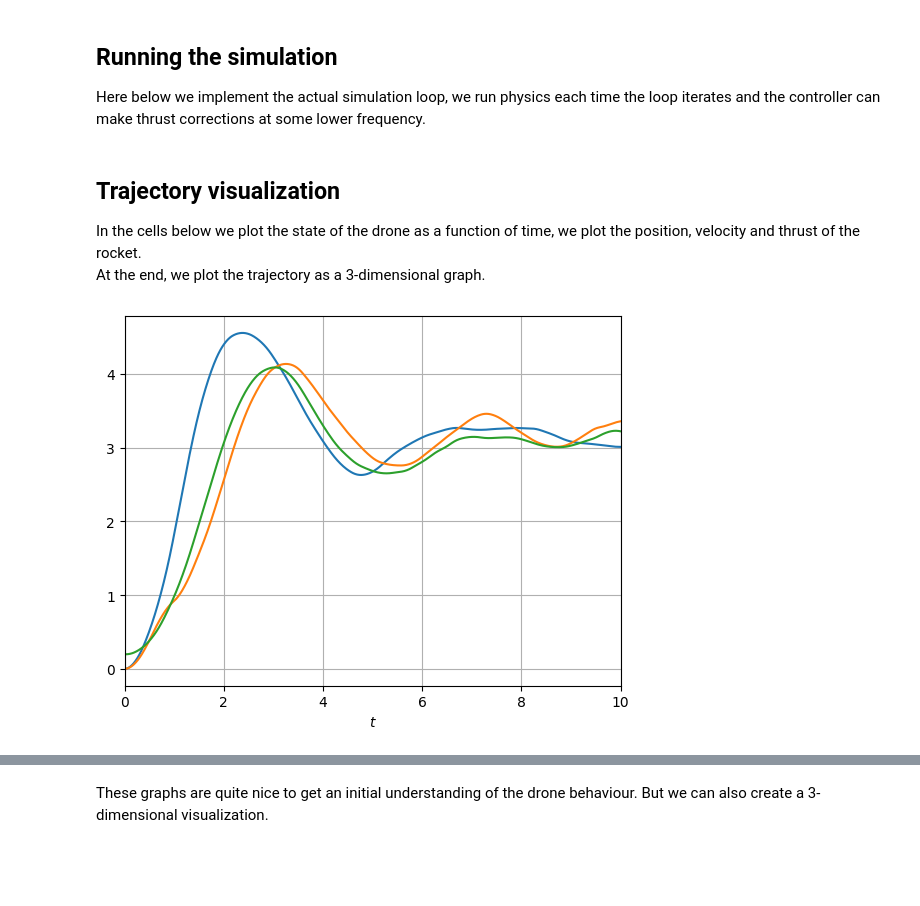
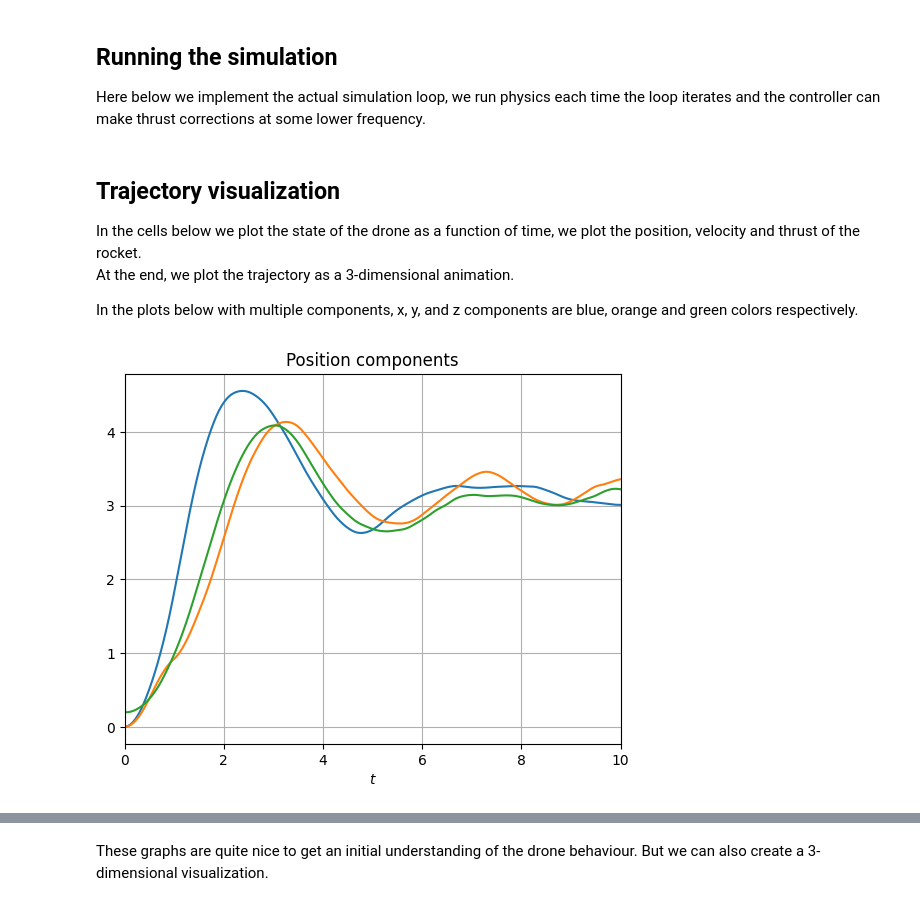
Before and after one commit to tuomorphism/drone_sim_nav, a Jupyter notebook: blog/drone_simulation.ipynb, the cells around one changed output, grey strips where cells are left out. Cells and saved outputs as stored; diff of their text form; code cells hidden in the pictures; blank space fills up the shorter version.

```diff
--- a/blog/drone_simulation.ipynb
+++ b/blog/drone_simulation.ipynb
@@ -443,7 +443,9 @@ states = simulation_loop(
 ## Trajectory visualization
 
 In the cells below we plot the state of the drone as a function of time, we plot the position, velocity and thrust of the rocket.
-At the end, we plot the trajectory as a 3-dimensional graph.
+At the end, we plot the trajectory as a 3-dimensional animation.
+
+In the plots below with multiple components, x, y, and z components are blue, orange and green colors respectively.
 # %%
 drone_trajectory = np.asarray([state.position for state in states])
 timesteps = np.asarray([state.timestamp for state in states])
@@ -452,10 +454,10 @@ drone_thrust = np.asarray([state.thrust for state in states])
 thrust_norm = np.asarray([np.linalg.norm(thrust) for thrust in drone_thrust])
 goal_position = np.asarray([goal_function(t) for t in timesteps])
 # %%
-sns.lineplot(y = drone_trajectory[:, 0], x = timesteps).set(xlim=(timesteps[0], timesteps[-1]), xlabel='$t$')
+sns.lineplot(y = drone_trajectory[:, 0], x = timesteps).set(xlim=(timesteps[0], timesteps[-1]), xlabel='$t$', title='Position components')
 sns.lineplot(y = drone_trajectory[:, 1], x = timesteps)
 sns.lineplot(y = drone_trajectory[:, 2], x = timesteps)
 plt.grid()
 # %% [output]
-[figure, old version]
+[figure, new version]
 # %%
```
Also changed, not shown: parts of 3 cells of this notebook.
